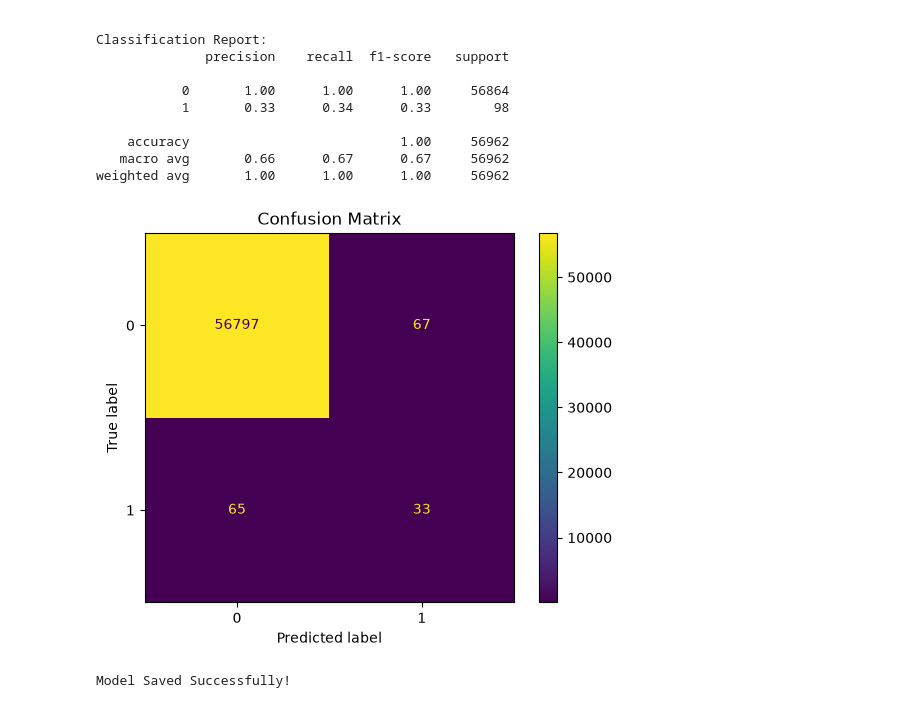
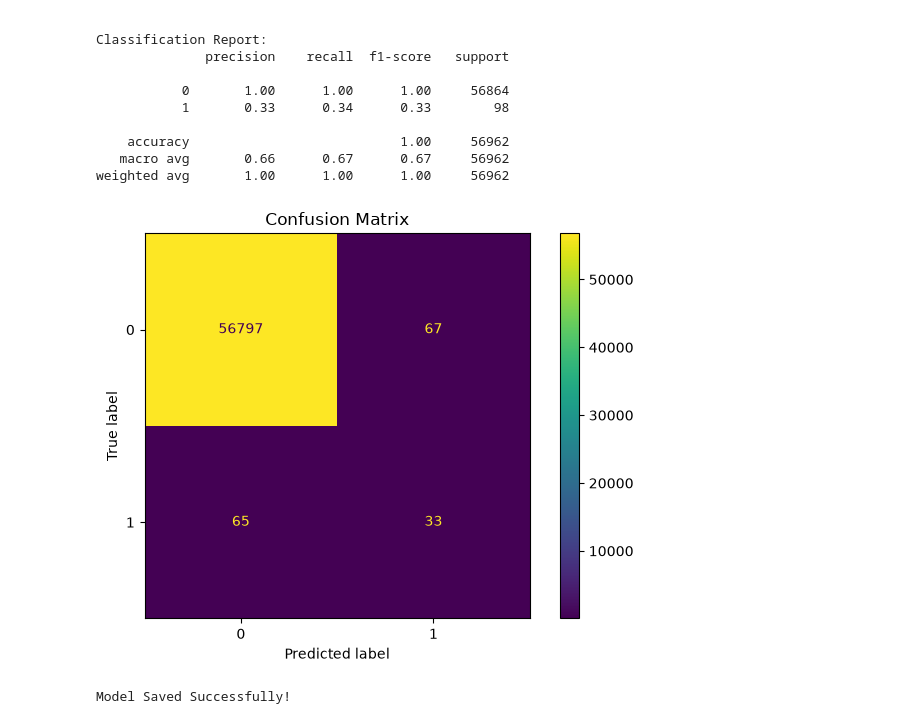
Before and after one commit to Komalram345/Credit-Card-Fraud-Detection, a Jupyter notebook: notebooks/01_data_preprocessing.ipynb, the cells around one changed output. Saved outputs shown, nothing was run; the diff lists cells and outputs as text; code cells hidden in the pictures.

```diff
--- a/notebooks/01_data_preprocessing.ipynb
+++ b/notebooks/01_data_preprocessing.ipynb
@@ -192,13 +201,16 @@ weighted avg       1.00      1.00      1.00     56962
 # %%
 import matplotlib.pyplot as plt
 from sklearn.metrics import ConfusionMatrixDisplay
 
 ConfusionMatrixDisplay.from_predictions(y_test, pred)
 
 plt.title("Confusion Matrix")
+plt.tight_layout()
+plt.savefig("../outputs/confusion_matrix.png", dpi=300, bbox_inches="tight")
 plt.show()
+plt.show()
 # %% [output]
-[figure, old version]
+[figure, new version]
 # %%
 import joblib
 
```
Also changed, not shown: parts of 3 cells of this notebook.
